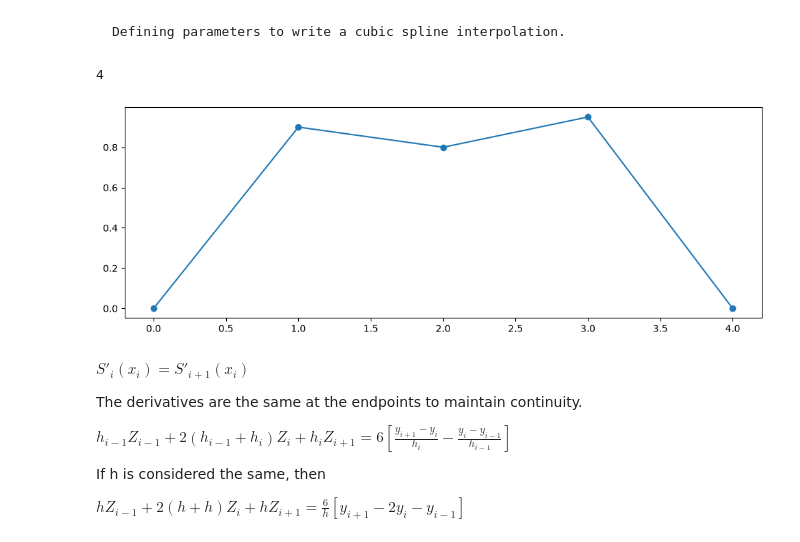
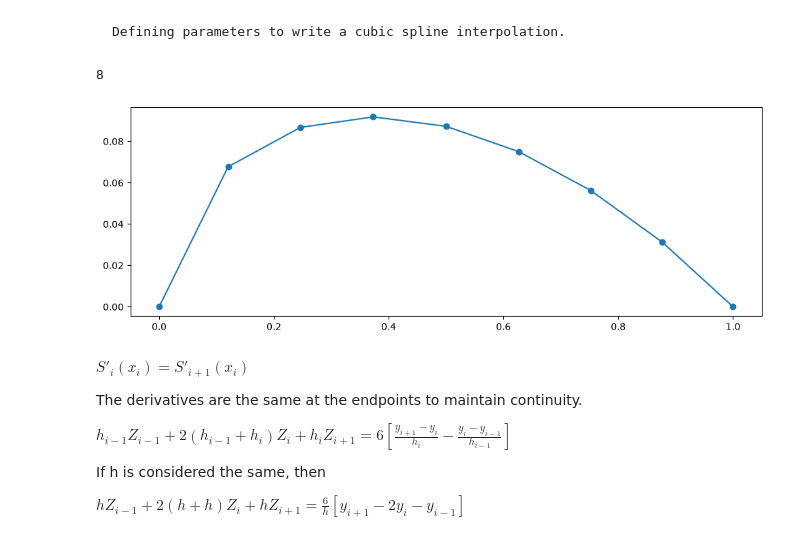
Before and after one commit to Aathi2165/AE801_2026, a Jupyter notebook: interpolation/Raguram_interpolation.ipynb, the cells around one changed output. Drawn from its saved outputs; the diff is of its cells as text; code cells hidden in the pictures.

```diff
--- a/interpolation/Raguram_interpolation.ipynb
+++ b/interpolation/Raguram_interpolation.ipynb
@@ -89,7 +89,7 @@ $$L_i(x)=\prod_{\substack{j=0\\j\neq i}}^{n-1}\frac{x-x_j}{x_i-x_j}$$
 import numpy as np
 
 Max_camber = np.random.randint(2,10)
-Max_c_location = np.random.randint(3,7)
+Max_c_location = np.random.randint(3,6)
 Thickness = np.random.randint(10,15)
 
 #print(Max_camber,Max_c_location,Thickness)
@@ -132,11 +132,11 @@ x_l = x + y_t*np.sin(Theta)
 y_l = y_c - y_t*np.cos(Theta)
 #print(x_u,x_l)
 
-x_l = np.flip(x_l)
-y_l = np.flip(y_l)
+x_low = np.flip(x_l)
+y_low = np.flip(y_l)
 #print(x_l)
-X = np.concatenate([x_u,x_l])
-Y = np.concatenate([y_u,y_l])
+X = np.concatenate([x_u,x_low])
+Y = np.concatenate([y_u,y_low])
 print(X[200],X[401])
 #print(X,Y)
 # %% [output]
@@ -383,20 +383,24 @@ mp.grid()
     Defining parameters to write a cubic spline interpolation.
 # %%
 # Trying cubic spline for a sample curve
-x = np.array([0, 1, 2, 3, 4])
-y = np.array([0.0, 0.9, 0.8, 0.95, 0.0])
+#x = np.array([0, 1, 2, 3, 4])
+#y = np.array([0.0, 0.9, 0.8, 0.95, 0.0])
+
+# for upper surface
+x= np.array([X[0],X[25],X[50],X[75],X[100],X[125],X[150],X[175],X[200]])
+y = np.array([Y[0],Y[25],Y[50],Y[75],Y[100],Y[125],Y[150],Y[175],Y[200]])
 
 mp.figure(figsize=(12, 4))
 mp.plot(x, y, "-o")
 #mp.close()
 
 h = np.diff(x) # interval in x - h
 n = len(x) - 1 # number of unknown, x-1 since at boundary its zero
 
 print(n)
 # %% [output]
-4
+8
-[figure, old version]
+[figure, new version]
 # %% [markdown]
 
 $
```
Also changed, not shown: parts of 14 cells of this notebook.
